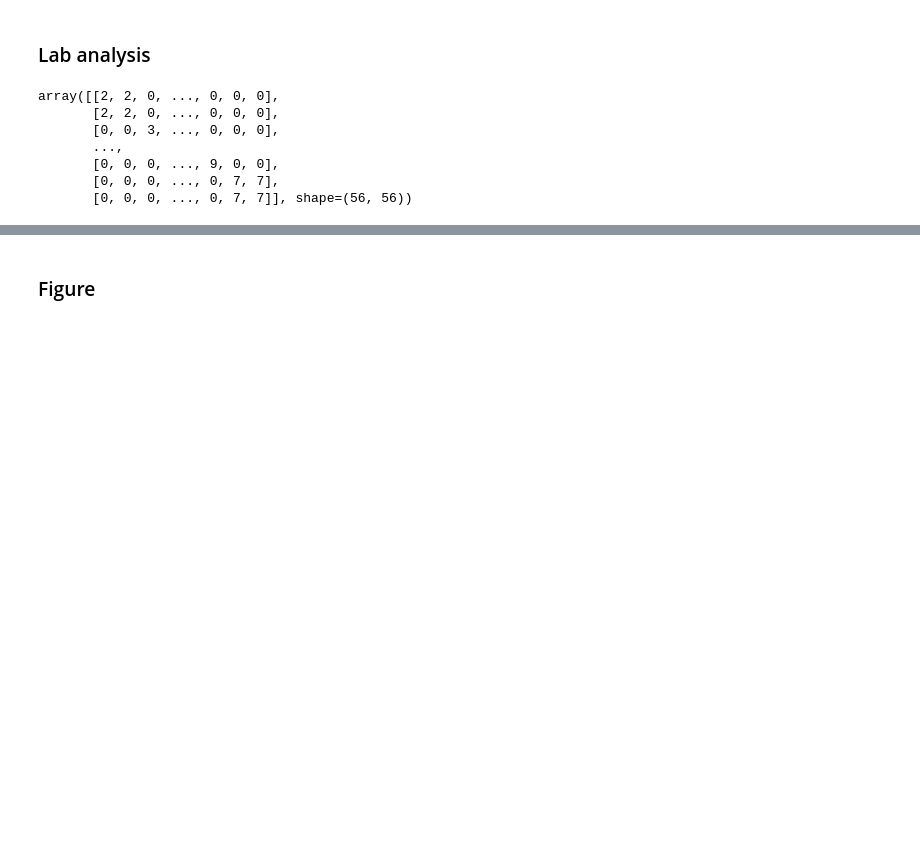
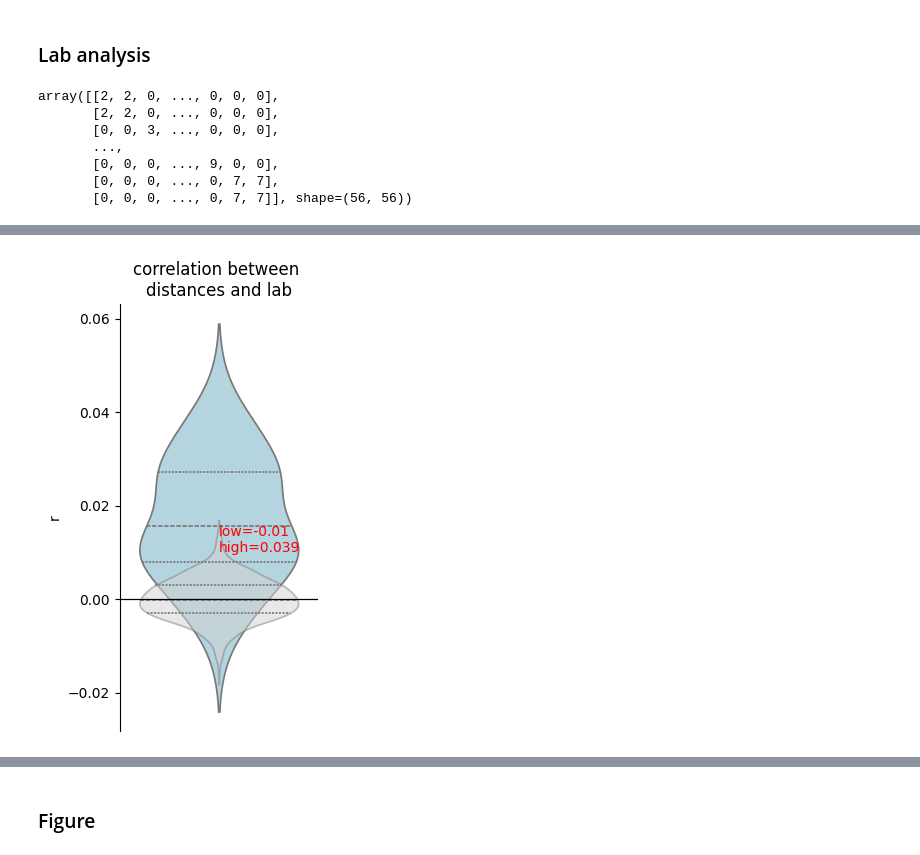
Before and after one commit to brunaafl/ShapeMetrics, a Jupyter notebook: ibl_analyses/notebooks/shape_metrics_figure.ipynb, the cells around one changed output, grey strips where cells are left out. Drawn from its saved outputs; the diff is of its cells as text; code cells hidden in the pictures; blank space fills up the shorter version.

```diff
--- a/ibl_analyses/notebooks/shape_metrics_figure.ipynb
+++ b/ibl_analyses/notebooks/shape_metrics_figure.ipynb
@@ -588,0 +614,21 @@ plt.show()
+# %%
+# Here, my idea was to try to find some correlation between the distances across subjects USING BEHAVIORAL DATA
+# And distances across labs
+low, high = np.percentile(corr_labs[:,1], [2.5, 97.5])
+
+fig, axes = plt.subplots(figsize=(3,5))
+axes.set_title("correlation between \ndistances and lab")
+
+sns.violinplot(corr_labs[:,1],label="data",ax=axes, inner='quartile', color='lightblue')
+sns.violinplot(corrs_shuffle[:,1],label="shuffle",ax=axes, inner='quartile', color='lightgray', alpha=0.5)
+axes.axhline(0, color='k', linewidth=.9)
+axes.set_ylabel("r")
+axes.text(0,0.01,"low={:.2f}\nhigh={:.3f}".format(low,high),color='r')
+
+#axes.set_ylim(0,0.08)
+axes.set_xticks([])
+sns.despine(bottom=True)
+fig.tight_layout()
+plt.show()
+# %% [output]
+[figure, added]
```
Also changed, not shown: parts of 12 cells of this notebook, 8 other files.
